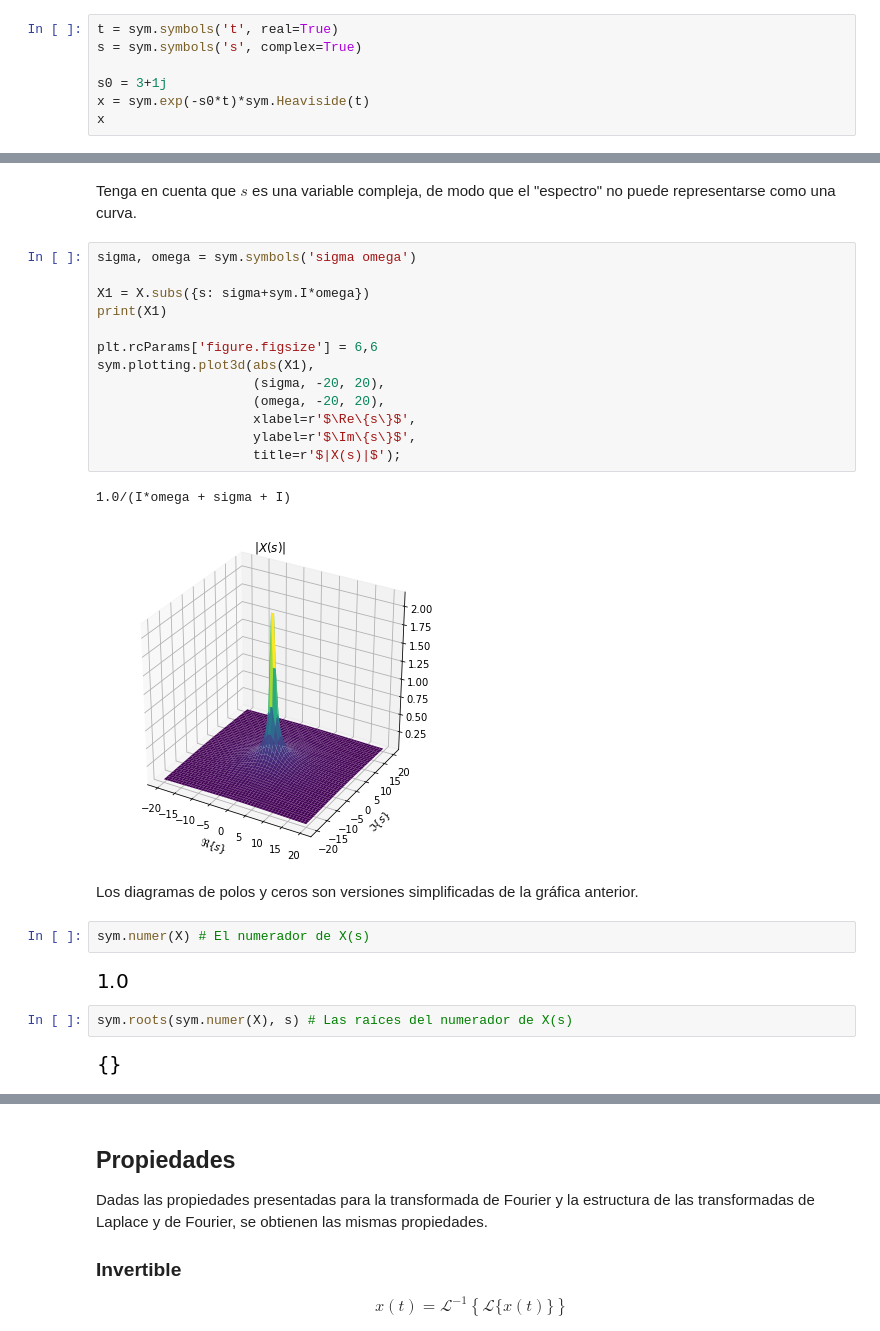
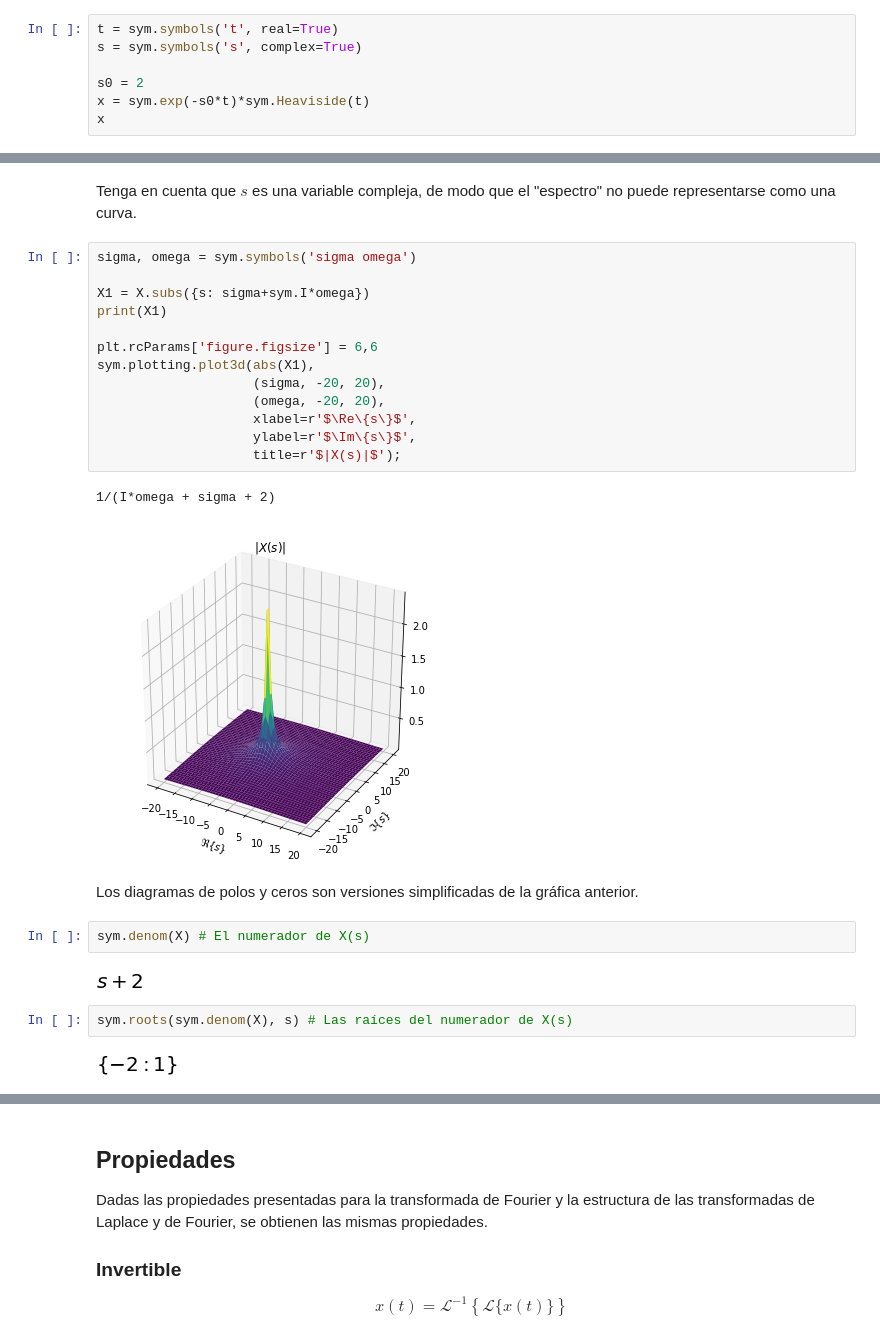
Before and after one commit to pierrediazp/Se-ales_y_Sistemas, a Jupyter notebook: 06_Transformada_Laplace.ipynb, the cells around one changed output, grey strips where cells are left out. Saved outputs shown, nothing was run; the diff lists cells and outputs as text.

```diff
--- a/06_Transformada_Laplace.ipynb
+++ b/06_Transformada_Laplace.ipynb
@@ -133,7 +133,7 @@ Entonces, la transformada de la señal exponencial compleja y causal es
 t = sym.symbols('t', real=True)
 s = sym.symbols('s', complex=True)
 
-s0 = 3+1j
+s0 = 2
 x = sym.exp(-s0*t)*sym.Heaviside(t)
 x
 # %% [output]
@@ -191,18 +196,18 @@ sym.plotting.plot3d(abs(X1),
                     ylabel=r'$\Im\{s\}$',
                     title=r'$|X(s)|$');
 # %% [output]
-1.0/(I*omega + sigma + I)
+1/(I*omega + sigma + 2)
-[figure, old version]
+[figure, new version]
 # %% [markdown]
 Los diagramas de polos y ceros son versiones simplificadas de la gráfica anterior.
 # %%
-sym.numer(X) # El numerador de X(s)
+sym.denom(X) # El numerador de X(s)
 # %% [output]
-[figure, old version]
+[figure, new version]
 # %%
-sym.roots(sym.numer(X), s) # Las raíces del numerador de X(s)
+sym.roots(sym.denom(X), s) # Las raíces del numerador de X(s)
 # %% [output]
-[figure, old version]
+[figure, new version]
 # %%
 plt.rcParams['figure.figsize'] = 4,4
 pole_zero_plot(sym.roots(sym.denom(X), s), sym.roots(sym.numer(X), s))
```
Also changed, not shown: parts of 9 cells of this notebook, 3 other files.
